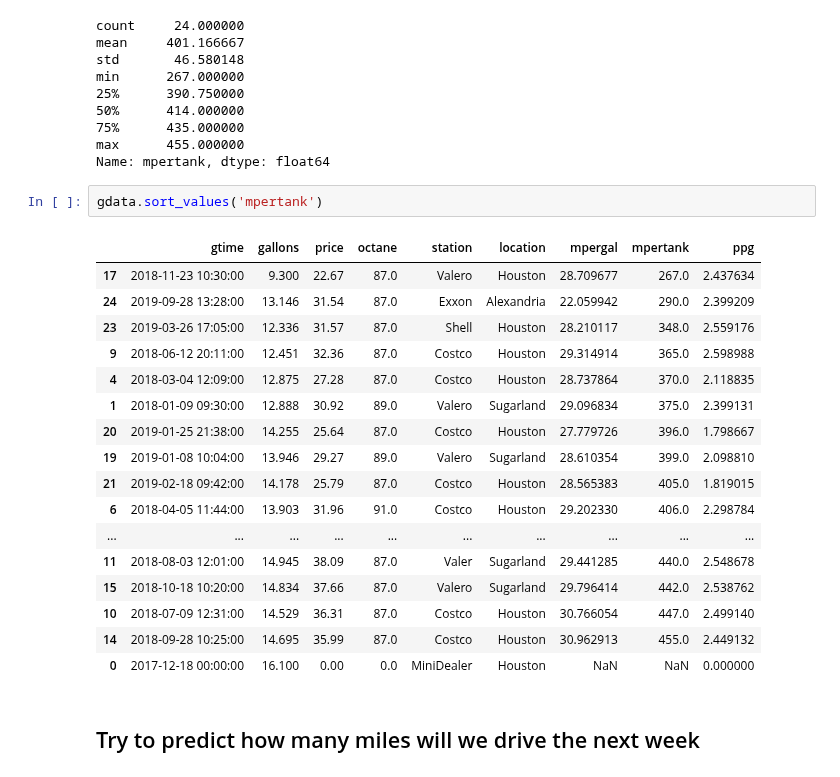
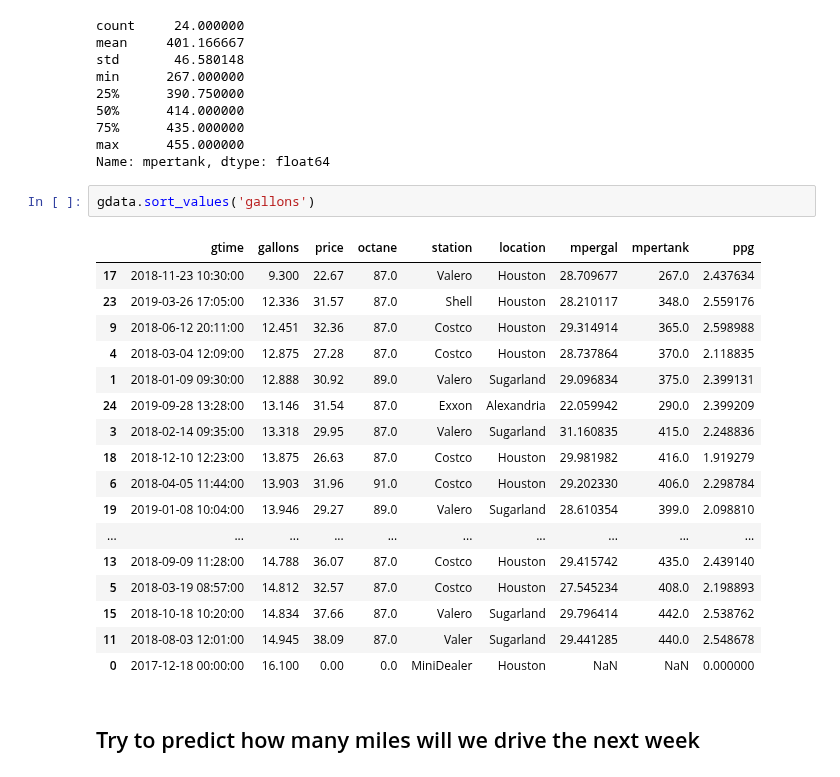
Before and after one commit to angelmanzur/MiniMiles, a Jupyter notebook: Mini_Cooper_Miles.ipynb, the cells around one changed output. Cells and saved outputs as stored; diff of their text form.

```diff
--- a/Mini_Cooper_Miles.ipynb
+++ b/Mini_Cooper_Miles.ipynb
@@ -515,24 +509,24 @@ min      267.000000
 max      455.000000
 Name: mpertank, dtype: float64
 # %%
-gdata.sort_values('mpertank')
+gdata.sort_values('gallons')
 # %% [output]
 |  | gtime | gallons | price | octane | station | location | mpergal | mpertank | ppg |
 | 17 | 2018-11-23 10:30:00 | 9.300 | 22.67 | 87.0 | Valero | Houston | 28.709677 | 267.0 | 2.437634 |
-| 24 | 2019-09-28 13:28:00 | 13.146 | 31.54 | 87.0 | Exxon | Alexandria | 22.059942 | 290.0 | 2.399209 |
 | 23 | 2019-03-26 17:05:00 | 12.336 | 31.57 | 87.0 | Shell | Houston | 28.210117 | 348.0 | 2.559176 |
 | 9 | 2018-06-12 20:11:00 | 12.451 | 32.36 | 87.0 | Costco | Houston | 29.314914 | 365.0 | 2.598988 |
 | 4 | 2018-03-04 12:09:00 | 12.875 | 27.28 | 87.0 | Costco | Houston | 28.737864 | 370.0 | 2.118835 |
 | 1 | 2018-01-09 09:30:00 | 12.888 | 30.92 | 89.0 | Valero | Sugarland | 29.096834 | 375.0 | 2.399131 |
-| 20 | 2019-01-25 21:38:00 | 14.255 | 25.64 | 87.0 | Costco | Houston | 27.779726 | 396.0 | 1.798667 |
+| 24 | 2019-09-28 13:28:00 | 13.146 | 31.54 | 87.0 | Exxon | Alexandria | 22.059942 | 290.0 | 2.399209 |
+| 3 | 2018-02-14 09:35:00 | 13.318 | 29.95 | 87.0 | Valero | Sugarland | 31.160835 | 415.0 | 2.248836 |
+| 18 | 2018-12-10 12:23:00 | 13.875 | 26.63 | 87.0 | Costco | Houston | 29.981982 | 416.0 | 1.919279 |
+| 6 | 2018-04-05 11:44:00 | 13.903 | 31.96 | 91.0 | Costco | Houston | 29.202330 | 406.0 | 2.298784 |
 | 19 | 2019-01-08 10:04:00 | 13.946 | 29.27 | 89.0 | Valero | Sugarland | 28.610354 | 399.0 | 2.098810 |
-| 21 | 2019-02-18 09:42:00 | 14.178 | 25.79 | 87.0 | Costco | Houston | 28.565383 | 405.0 | 1.819015 |
-| 6 | 2018-04-05 11:44:00 | 13.903 | 31.96 | 91.0 | Costco | Houston | 29.202330 | 406.0 | 2.298784 |
 | ... | ... | ... | ... | ... | ... | ... | ... | ... | ... |
+| 13 | 2018-09-09 11:28:00 | 14.788 | 36.07 | 87.0 | Costco | Houston | 29.415742 | 435.0 | 2.439140 |
+| 5 | 2018-03-19 08:57:00 | 14.812 | 32.57 | 87.0 | Costco | Houston | 27.545234 | 408.0 | 2.198893 |
+| 15 | 2018-10-18 10:20:00 | 14.834 | 37.66 | 87.0 | Valero | Sugarland | 29.796414 | 442.0 | 2.538762 |
 | 11 | 2018-08-03 12:01:00 | 14.945 | 38.09 | 87.0 | Valer | Sugarland | 29.441285 | 440.0 | 2.548678 |
-| 15 | 2018-10-18 10:20:00 | 14.834 | 37.66 | 87.0 | Valero | Sugarland | 29.796414 | 442.0 | 2.538762 |
-| 10 | 2018-07-09 12:31:00 | 14.529 | 36.31 | 87.0 | Costco | Houston | 30.766054 | 447.0 | 2.499140 |
-| 14 | 2018-09-28 10:25:00 | 14.695 | 35.99 | 87.0 | Costco | Houston | 30.962913 | 455.0 | 2.449132 |
 | 0 | 2017-12-18 00:00:00 | 16.100 | 0.00 | 0.0 | MiniDealer | Houston | NaN | NaN | 0.000000 |
 # %% [markdown]
 ## Try to predict how many miles will we drive the next week
```
Also changed, not shown: parts of 17 cells of this notebook, 2 other files.
